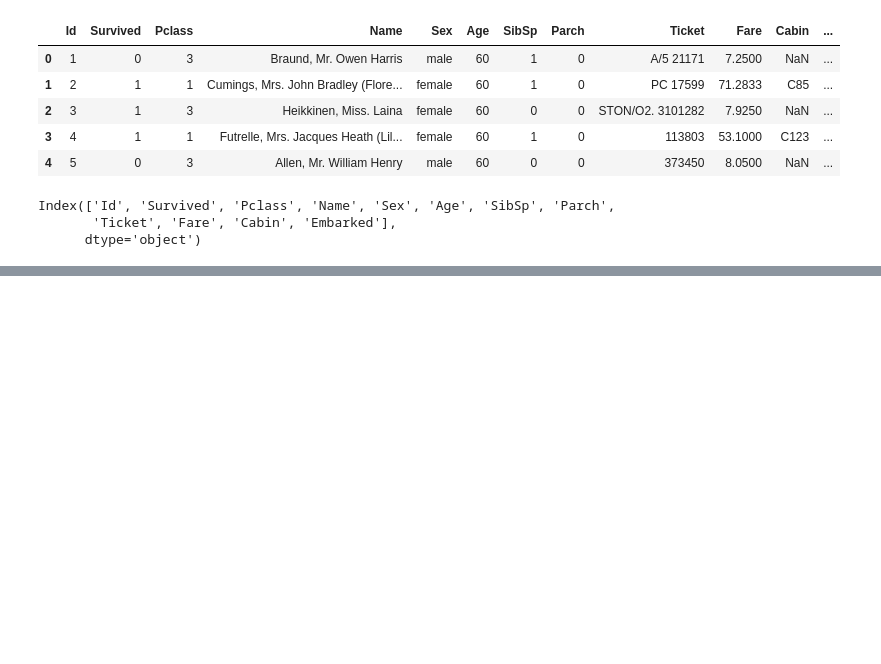
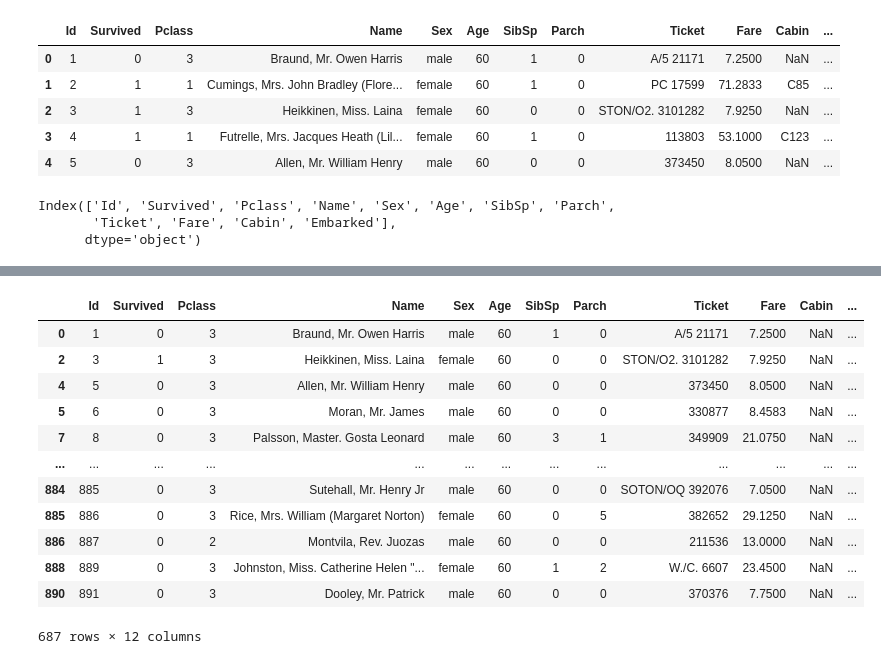
Before and after one commit to Juniorexz/DataScience, a Jupyter notebook: Titanic.ipynb, the cells around one changed output, grey strips where cells are left out. Drawn from its saved outputs; the diff is of its cells as text; code cells hidden in the pictures; blank space fills up the shorter version.

```diff
--- a/Titanic.ipynb
+++ b/Titanic.ipynb
@@ -1265,0 +1387,18 @@ df.rename(columns = lambda coluna:coluna.title())#converter para titulo
+# %%
+#pega o dataset para os valores nulos da coluna Cabin
+null_cabin = df['Cabin'].isnull()
+df[null_cabin]
+# %% [output]
+|  | Id | Survived | Pclass | Name | Sex | Age | SibSp | Parch | Ticket | Fare | Cabin | ... |
+| 0 | 1 | 0 | 3 | Braund, Mr. Owen Harris | male | 60 | 1 | 0 | A/5 21171 | 7.2500 | NaN | ... |
+| 2 | 3 | 1 | 3 | Heikkinen, Miss. Laina | female | 60 | 0 | 0 | STON/O2. 3101282 | 7.9250 | NaN | ... |
+| 4 | 5 | 0 | 3 | Allen, Mr. William Henry | male | 60 | 0 | 0 | 373450 | 8.0500 | NaN | ... |
+| 5 | 6 | 0 | 3 | Moran, Mr. James | male | 60 | 0 | 0 | 330877 | 8.4583 | NaN | ... |
+| 7 | 8 | 0 | 3 | Palsson, Master. Gosta Leonard | male | 60 | 3 | 1 | 349909 | 21.0750 | NaN | ... |
+| ... | ... | ... | ... | ... | ... | ... | ... | ... | ... | ... | ... | ... |
+| 884 | 885 | 0 | 3 | Sutehall, Mr. Henry Jr | male | 60 | 0 | 0 | SOTON/OQ 392076 | 7.0500 | NaN | ... |
+| 885 | 886 | 0 | 3 | Rice, Mrs. William (Margaret Norton) | female | 60 | 0 | 5 | 382652 | 29.1250 | NaN | ... |
+| 886 | 887 | 0 | 2 | Montvila, Rev. Juozas | male | 60 | 0 | 0 | 211536 | 13.0000 | NaN | ... |
+| 888 | 889 | 0 | 3 | Johnston, Miss. Catherine Helen "... | female | 60 | 1 | 2 | W./C. 6607 | 23.4500 | NaN | ... |
+| 890 | 891 | 0 | 3 | Dooley, Mr. Patrick | male | 60 | 0 | 0 | 370376 | 7.7500 | NaN | ... |
+687 rows × 12 columns
```
Also changed, not shown: parts of 37 cells of this notebook.
